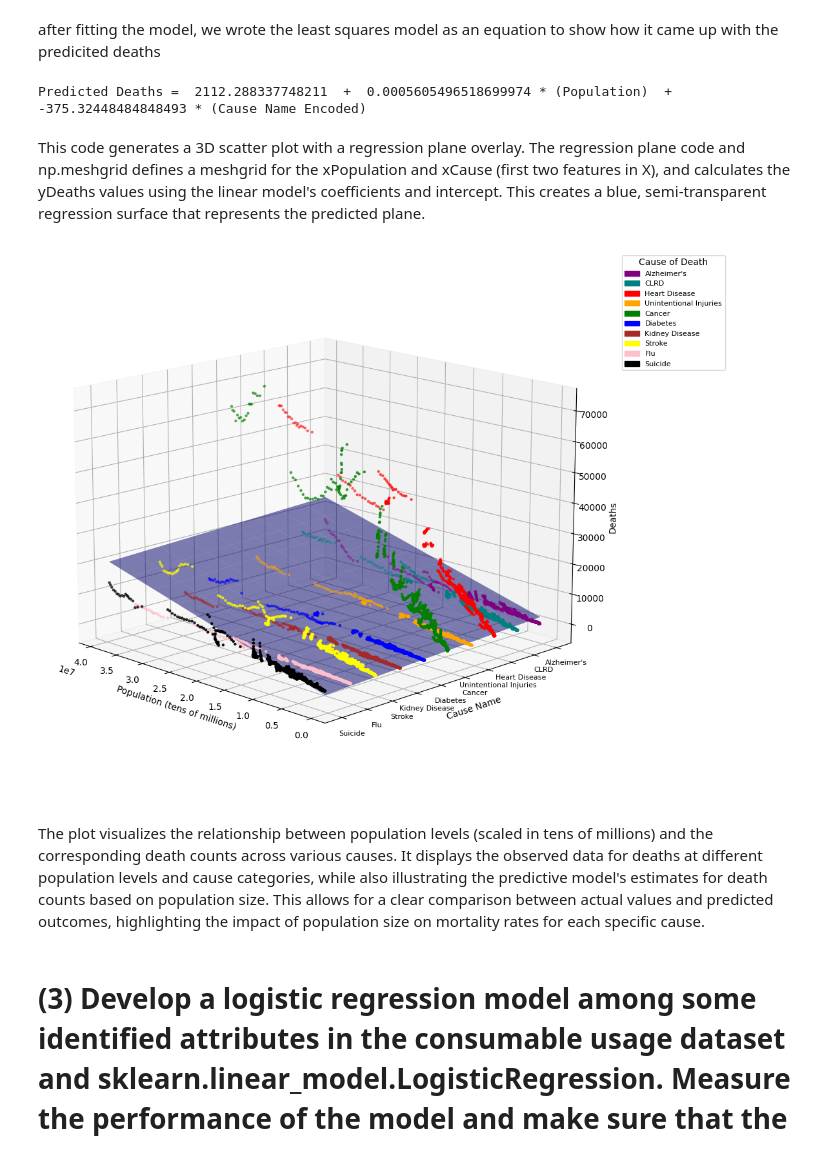
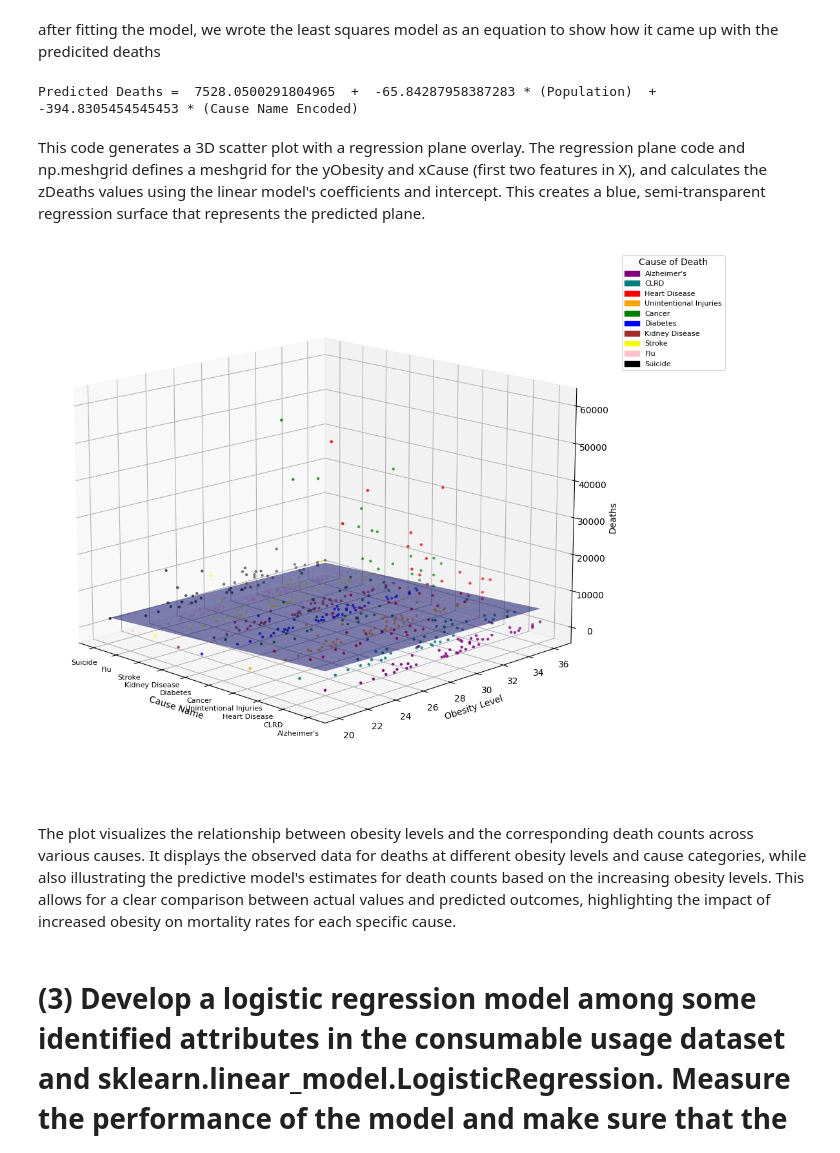
Before and after one commit to LoganWongbangchuad/DataScience, a Jupyter notebook: code/regression.ipynb, the cells around one changed output. Saved outputs shown, nothing was run; the diff lists cells and outputs as text; code cells hidden in the pictures.

Commit message:
Regression Fixed

```diff
--- a/code/regression.ipynb
+++ b/code/regression.ipynb
@@ -139,6 +188,7 @@ linModel = LinearRegression()
 plt.figure(figsize=(20, 15))
 for cause, data in YearObesity.groupby('Cause Name'):
     # Extracting specific cause data
+    linModel = LinearRegression()
     Obesity = data[['Obesity']]
     Aadr = data[['Age-adjusted Death Rate']]
 
@@ -172,8 +222,8 @@ The graph above demonstrates a positive trend between obesity and the Age-adjust
 # %% [markdown]
 I first stored relevant columns as variables, then I fit a least squares multiple linear regression model
 # %%
-X = df_cleaned[['Population', 'Cause Name Encoded']].values.reshape(-1, 2)
-y = df_cleaned[['Deaths']].values.reshape(-1, 1)
+X = YearObesity[['Obesity', 'Cause Name Encoded']].values.reshape(-1, 2)
+y = YearObesity[['Deaths']].values.reshape(-1, 1)
 # %% [markdown]
 after fitting the model, we wrote the least squares model as an equation to show how it came up with the predicited deaths
 # %%
@@ -193,9 +243,9 @@ print(
     "* (Cause Name Encoded)",
 )
 # %% [output]
-Predicted Deaths =  2112.288337748211  +  0.0005605496518699974 * (Population)  +  -375.32448484848493 * (Cause Name Encoded)
+Predicted Deaths =  7528.0500291804965  +  -65.84287958387283 * (Population)  +  -394.8305454545453 * (Cause Name Encoded)
 # %% [markdown]
-This code generates a 3D scatter plot with a regression plane overlay. The regression plane code and np.meshgrid defines a meshgrid for the xPopulation and xCause (first two features in X), and calculates the yDeaths values using the linear model's coefficients and intercept. This creates a blue, semi-transparent regression surface that represents the predicted plane.
+This code generates a 3D scatter plot with a regression plane overlay. The regression plane code and np.meshgrid defines a meshgrid for the yObesity and xCause (first two features in X), and calculates the zDeaths values using the linear model's coefficients and intercept. This creates a blue, semi-transparent regression surface that represents the predicted plane.
 # %%
 import matplotlib.pyplot as plt
 import numpy as np
@@ -230,52 +280,52 @@ cause_colors = {
     5: 'blue',    # Diabetes
     6: 'brown',   # Kidney Disease
     7: 'yellow',  # Stroke
     8: 'pink',    # Flu
     9: 'black'    # Suicide
 }
 
 # Plot the data points with color coding by cause name
 colors = [cause_colors[cause] for cause in X[:, 1]]  # Map each cause to a color
-ax.scatter3D(X[:, 0], X[:, 1], y, color=colors, s=5)  # s=5 controls dot size
+ax.scatter3D(X[:, 1], X[:, 0], y, color=colors, s=5)  # Swap x and y axes
 
 # Plot the regression plane
-xPopulation, xCause = np.meshgrid(
-    np.linspace(X[:, 0].min(), X[:, 0].max(), 10),
-    np.linspace(X[:, 1].min(), X[:, 1].max(), 10)
+xCause, yObesity = np.meshgrid(
+    np.linspace(X[:, 1].min(), X[:, 1].max(), 10),  # Cause values on x-axis
+    np.linspace(X[:, 0].min(), X[:, 0].max(), 10)   # Obesity levels on y-axis
 )
-yDeaths = (
+zDeaths = (
     linModel.intercept_[0]
-    + linModel.coef_[0][0] * xPopulation
-    + linModel.coef_[0][1] * xCause
+    + linModel.coef_[0][0] * yObesity  # Obesity levels affect z
+    + linModel.coef_[0][1] * xCause   # Cause names affect x
 )
-ax.plot_surface(xPopulation, xCause, yDeaths, color='blue', alpha=0.5)
+ax.plot_surface(xCause, yObesity, zDeaths, color='blue', alpha=0.5)
 
 # Set labels
-ax.set_xlabel('Population (tens of millions)')
-ax.set_ylabel('Cause Name')
+ax.set_xlabel('Cause Name')
+ax.set_ylabel('Obesity Level')
 ax.set_zlabel('Deaths')
 
-# Set y-axis ticks to the encoded values and labels to the cause names
-ax.set_yticks(list(cause_name_mapping.keys()))  # Set the positions of the ticks
-ax.set_yticklabels(list(cause_name_mapping.values()), fontsize=8)
+# Set x-axis ticks to the encoded values and labels to the cause names
+ax.set_xticks(list(cause_name_mapping.keys()))  # Set the positions of the ticks
+ax.set_xticklabels(list(cause_name_mapping.values()), fontsize=8)
 
-# Reverse the x-axis to make population increase from right to left
-#ax.invert_xaxis()
+# Adjust the y-axis (obesity levels) to increase from left to right
+ax.invert_yaxis()
 
 # Adjust view angle
 ax.view_init(elev=15, azim=135)
 
 # Create a legend
 legend_patches = [mpatches.Patch(color=color, label=name) for name, color in zip(cause_name_mapping.values(), cause_colors.values())]
 ax.legend(handles=legend_patches, title="Cause of Death", loc='upper left', bbox_to_anchor=(1.05, 1), fontsize=8)
 
 # Show plot
 plt.show()
 # %% [output]
-[figure, old version]
+[figure, new version]
 # %% [markdown]
 
-The plot visualizes the relationship between population levels (scaled in tens of millions) and the corresponding death counts across various causes. It displays the observed data for deaths at different population levels and cause categories, while also illustrating the predictive model's estimates for death counts based on population size. This allows for a clear comparison between actual values and predicted outcomes, highlighting the impact of population size on mortality rates for each specific cause.
+The plot visualizes the relationship between obesity levels and the corresponding death counts across various causes. It displays the observed data for deaths at different obesity levels and cause categories, while also illustrating the predictive model's estimates for death counts based on the increasing obesity levels. This allows for a clear comparison between actual values and predicted outcomes, highlighting the impact of increased obesity on mortality rates for each specific cause.
 # %% [markdown]
 # (3) Develop a logistic regression model among some identified attributes in the consumable usage dataset and sklearn.linear_model.LogisticRegression. Measure the performance of the model and make sure that the model performance is high. Draw a plot using matplotlib to show the observed and the predicted values.
 # %% [markdown]
```
Also changed, not shown: parts of 18 cells of this notebook.
